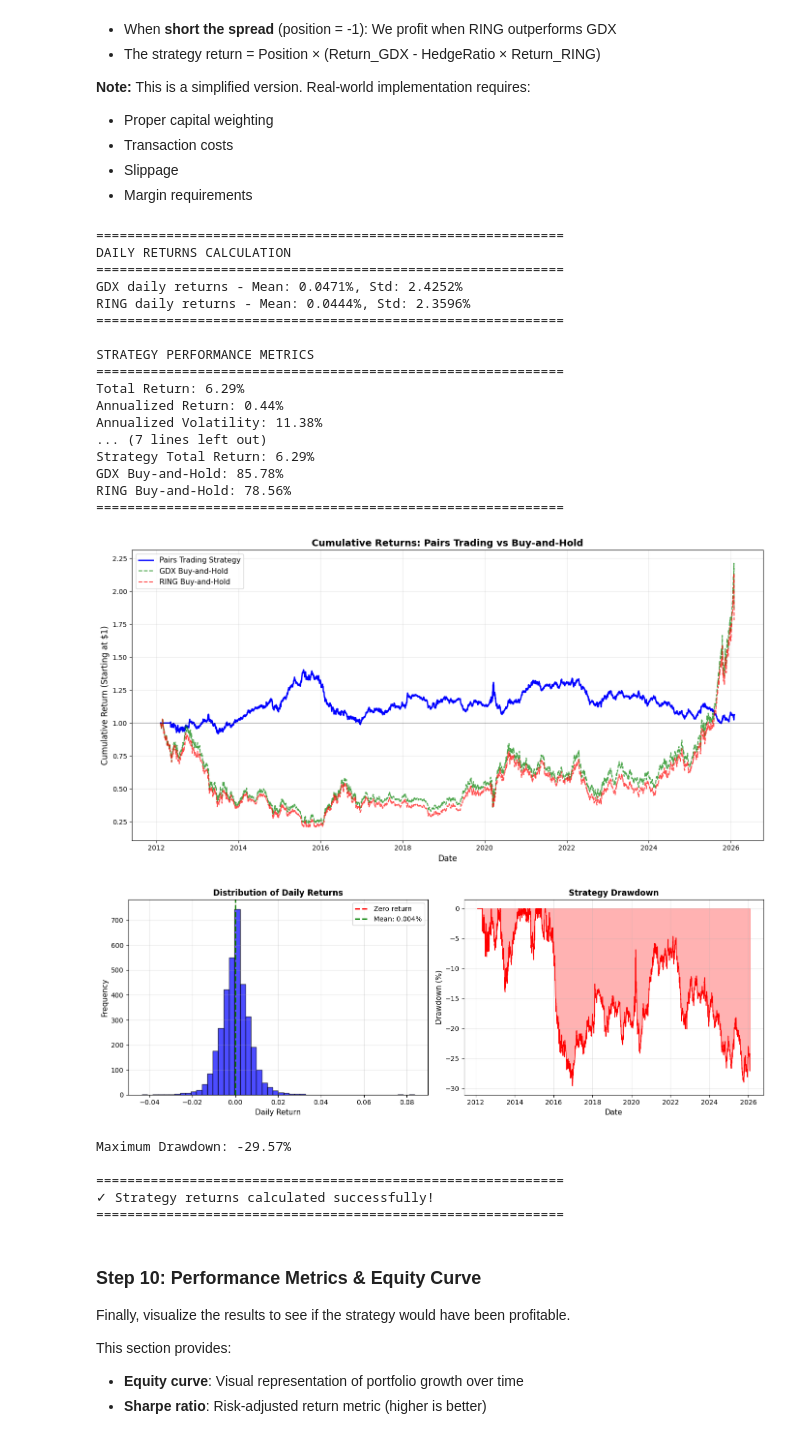
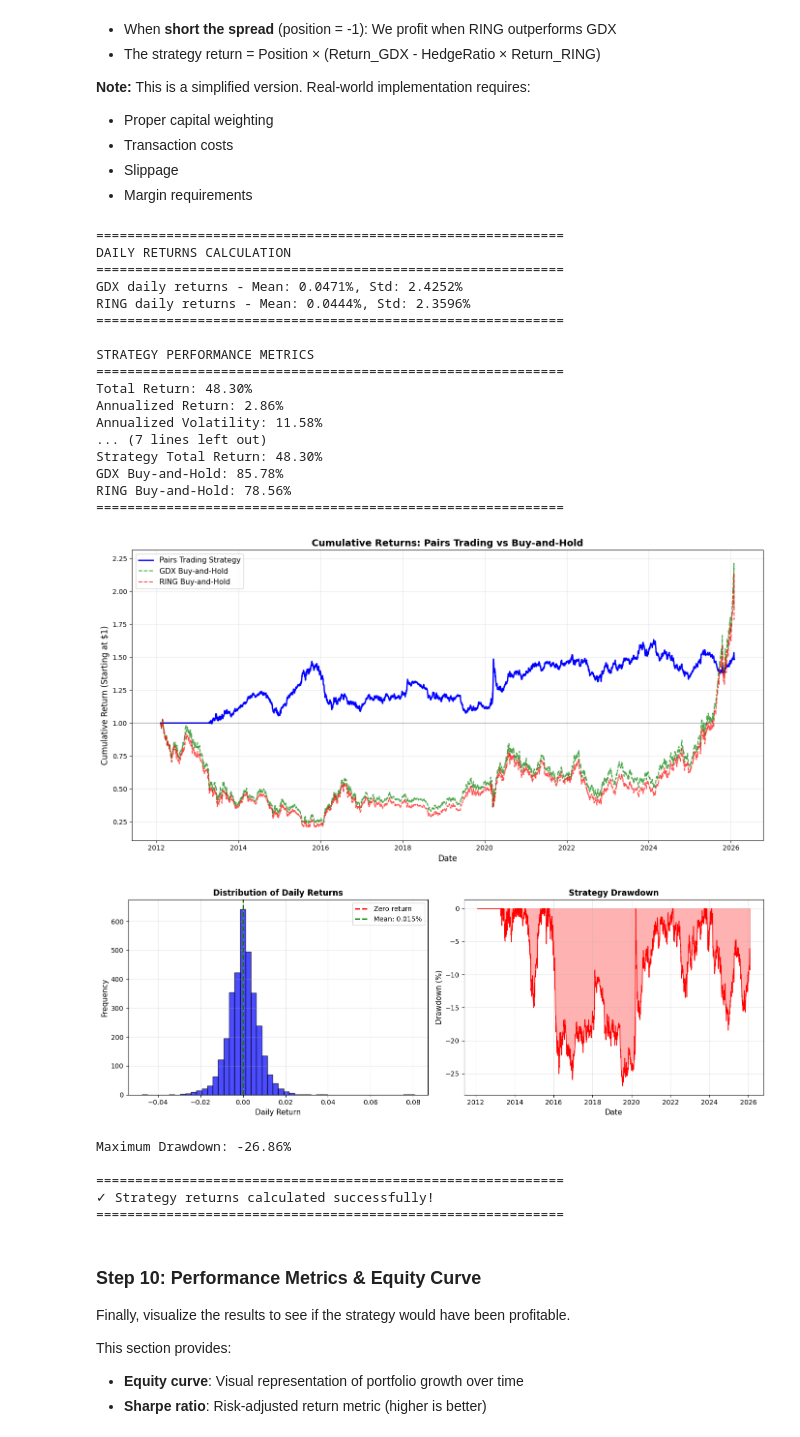
Before and after one commit to aaklab/PHYS6017-Computer-Techniques, a Jupyter notebook: Project 2c - time series analysis/pairs_trading.ipynb, the cells around one changed output. Drawn from its saved outputs; the diff is of its cells as text; code cells hidden in the pictures.

```diff
--- a/Project 2c - time series analysis/pairs_trading.ipynb
+++ b/Project 2c - time series analysis/pairs_trading.ipynb
@@ -27,6 +27,11 @@ ASSET_2_DESC = 'iShares MSCI Global Gold Miners ETF'
 ENTRY_THRESHOLD = 2.0   # Enter when |z-score| > this value
 EXIT_THRESHOLD = 0.0    # Exit when |z-score| < this value
 ROLLING_WINDOW = 30     # Days for rolling mean/std calculation
+MAX_HOLDING_DAYS = 60   # Maximum days to hold a position before forced exit
+
+# Hedge ratio calculation method
+USE_ROLLING_HEDGE_RATIO = True  # True = recalculate beta on rolling basis, False = static beta
+HEDGE_RATIO_WINDOW = 252        # Days for rolling hedge ratio calculation (252 = 1 year)
 
 # ============================================================================
 # EXAMPLE CONFIGURATIONS (uncomment to use)
@@ -60,6 +65,8 @@ print(f'Data Folder: data/{DATA_FOLDER}/')
 print(f'Entry Threshold: ±{ENTRY_THRESHOLD}σ')
 print(f'Exit Threshold: ±{EXIT_THRESHOLD}σ')
 print(f'Rolling Window: {ROLLING_WINDOW} days')
+print(f'Max Holding Period: {MAX_HOLDING_DAYS} days')
+print(f'Hedge Ratio Method: {"Rolling (" + str(HEDGE_RATIO_WINDOW) + " days)" if USE_ROLLING_HEDGE_RATIO else "Static (full period)"}')
 print('='*70)
 # %% [output]
 ======================================================================
@@ -487,7 +544,7 @@ df['position'] = df['signal'].replace(to_replace=0, method='ffill')
 # ============================================================================
 # STEP 5: Enforce Maximum Holding Period
 # ============================================================================
-# Purpose: Force exit after max_holding_days to prevent indefinite positions
+# Purpose: Force exit after MAX_HOLDING_DAYS to prevent indefinite positions
 # This prevents the strategy from being stuck in losing trades
 
 position_entry_idx = None
@@ -502,7 +559,7 @@ for i in range(len(df)):
         else:
             # Continuing position
             days_in_position = i - position_entry_idx
-            if days_in_position >= max_holding_days:
+            if days_in_position >= MAX_HOLDING_DAYS:
                 # Force exit
                 df.iloc[i, df.columns.get_loc('position')] = 0
                 position_entry_idx = None
@@ -626,23 +683,23 @@ To simulate the system, we must calculate the daily returns of the combined posi
 # ============================================================================
 # Purpose: Compute the percentage change in price from one day to the next
 
-df['ret_GDX'] = df['close_GDX'].pct_change()
-df['ret_RING'] = df['close_RING'].pct_change()
+df['ret_' + ASSET_1_NAME] = df['close_' + ASSET_1_NAME].pct_change()
+df['ret_' + ASSET_2_NAME] = df['close_' + ASSET_2_NAME].pct_change()
 
 print('='*60)
 print('DAILY RETURNS CALCULATION')
 print('='*60)
-print(f'GDX daily returns - Mean: {df["ret_GDX"].mean()*100:.4f}%, Std: {df["ret_GDX"].std()*100:.4f}%')
-print(f'RING daily returns - Mean: {df["ret_RING"].mean()*100:.4f}%, Std: {df["ret_RING"].std()*100:.4f}%')
+print(f'{ASSET_1_NAME} daily returns - Mean: {df["ret_" + ASSET_1_NAME].mean()*100:.4f}%, Std: {df["ret_" + ASSET_1_NAME].std()*100:.4f}%')
+print(f'{ASSET_2_NAME} daily returns - Mean: {df["ret_" + ASSET_2_NAME].mean()*100:.4f}%, Std: {df["ret_" + ASSET_2_NAME].std()*100:.4f}%')
 print('='*60)
 
 # ============================================================================
 # STEP 2: Calculate Strategy Returns
 # ============================================================================
 # Purpose: Calculate the return of the pairs trading strategy
-# Formula: Strategy Return = Position(t-1) × [Return_GDX(t) - HedgeRatio × Return_RING(t)]
+# Formula: Strategy Return = Position(t-1) × [Return_GDX(t) - HedgeRatio(t) × Return_RING(t)]
 
-df['strategy_ret'] = df['position'].shift(1) * (df['ret_GDX'] - hedge_ratio * df['ret_RING'])
+df['strategy_ret'] = df['position'].shift(1) * (df['ret_' + ASSET_1_NAME] - df['hedge_ratio'] * df['ret_' + ASSET_2_NAME])
 
 # ============================================================================
 # STEP 3: Calculate Cumulative Returns
@@ -652,8 +709,8 @@ df['strategy_ret'] = df['position'].shift(1) * (df['ret_GDX'] - hedge_ratio * df
 df['cumulative_ret'] = (1 + df['strategy_ret'].fillna(0)).cumprod()
 
 # Also calculate buy-and-hold returns for comparison
-df['cumulative_GDX'] = (1 + df['ret_GDX'].fillna(0)).cumprod()
-df['cumulative_RING'] = (1 + df['ret_RING'].fillna(0)).cumprod()
+df['cumulative_' + ASSET_1_NAME] = (1 + df['ret_' + ASSET_1_NAME].fillna(0)).cumprod()
+df['cumulative_' + ASSET_2_NAME] = (1 + df['ret_' + ASSET_2_NAME].fillna(0)).cumprod()
 
 # ============================================================================
 # STEP 4: Display Strategy Statistics
@@ -665,10 +722,10 @@ annualized_return = ((df['cumulative_ret'].iloc[-1]) ** (252 / len(df)) - 1) * 1
 volatility = df['strategy_ret'].std() * np.sqrt(252) * 100
 sharpe_ratio = (df['strategy_ret'].mean() / df['strategy_ret'].std()) * np.sqrt(252) if df['strategy_ret'].std() > 0 else 0
 
-# Count winning and losing days
+# Count winning and losing days (only count days when actually trading)
 winning_days = (df['strategy_ret'] > 0).sum()
-losing_days = (df['strategy_ret'] < 0).sum()
-win_rate = (winning_days / (winning_days + losing_days)) * 100 if (winning_days + losing_days) > 0 else 0
+total_trading_days = (df['strategy_ret'] != 0).sum()
+win_rate = (winning_days / total_trading_days) * 100 if total_trading_days > 0 else 0
 
 print(f'\nSTRATEGY PERFORMANCE METRICS')
 print('='*60)
@@ -676,7 +733,7 @@ print(f'Total Return: {total_return:.2f}%')
 print(f'Annualized Return: {annualized_return:.2f}%')
 print(f'Annualized Volatility: {volatility:.2f}%')
 print(f'Sharpe Ratio: {sharpe_ratio:.3f}')
-print(f'\nWin Rate: {win_rate:.1f}% ({winning_days} winning days, {losing_days} losing days)')
+print(f'\nWin Rate: {win_rate:.1f}% ({winning_days} winning days out of {total_trading_days} trading days)')
 print('='*60)
 
 # Compare with buy-and-hold
@@ -729,40 +786,40 @@ drawdown = (df['cumulative_ret'] - running_max) / running_max * 100
 axes[1].fill_between(df.index, 0, drawdown, color='red', alpha=0.3)
 axes[1].plot(drawdown, color='red', linewidth=1)
 axes[1].set_title('Strategy Drawdown', fontsize=12, fontweight='bold')
 axes[1].set_xlabel('Date', fontsize=11)
 axes[1].set_ylabel('Drawdown (%)', fontsize=11)
 axes[1].grid(True, alpha=0.3)
 
 plt.tight_layout()
 plt.show()
 
 max_drawdown = drawdown.min()
 print(f'\nMaximum Drawdown: {max_drawdown:.2f}%')
 
 print('\n' + '='*60)
 print('✓ Strategy returns calculated successfully!')
 print('='*60)
 # %% [output]
 ============================================================
 DAILY RETURNS CALCULATION
 ============================================================
 GDX daily returns - Mean: 0.0471%, Std: 2.4252%
 RING daily returns - Mean: 0.0444%, Std: 2.3596%
 ============================================================
 
 STRATEGY PERFORMANCE METRICS
 ============================================================
-Total Return: 6.29%
-Annualized Return: 0.44%
-Annualized Volatility: 11.38%
+Total Return: 48.30%
+Annualized Return: 2.86%
+Annualized Volatility: 11.58%
 ... (7 lines left out)
-Strategy Total Return: 6.29%
+Strategy Total Return: 48.30%
 GDX Buy-and-Hold: 85.78%
 RING Buy-and-Hold: 78.56%
 ============================================================
-[figure, old version]
+[figure, new version]
-[figure, old version]
+[figure, new version]
-Maximum Drawdown: -29.57%
+Maximum Drawdown: -26.86%
 
 ============================================================
 ✓ Strategy returns calculated successfully!
```
Also changed, not shown: parts of 6 cells of this notebook, 2 other files.
